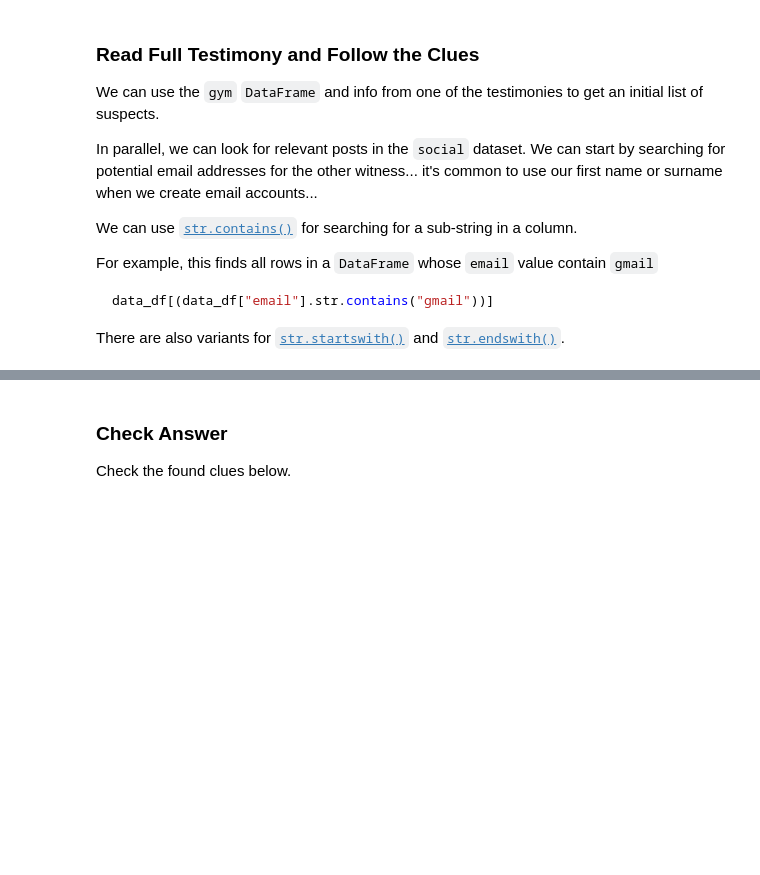
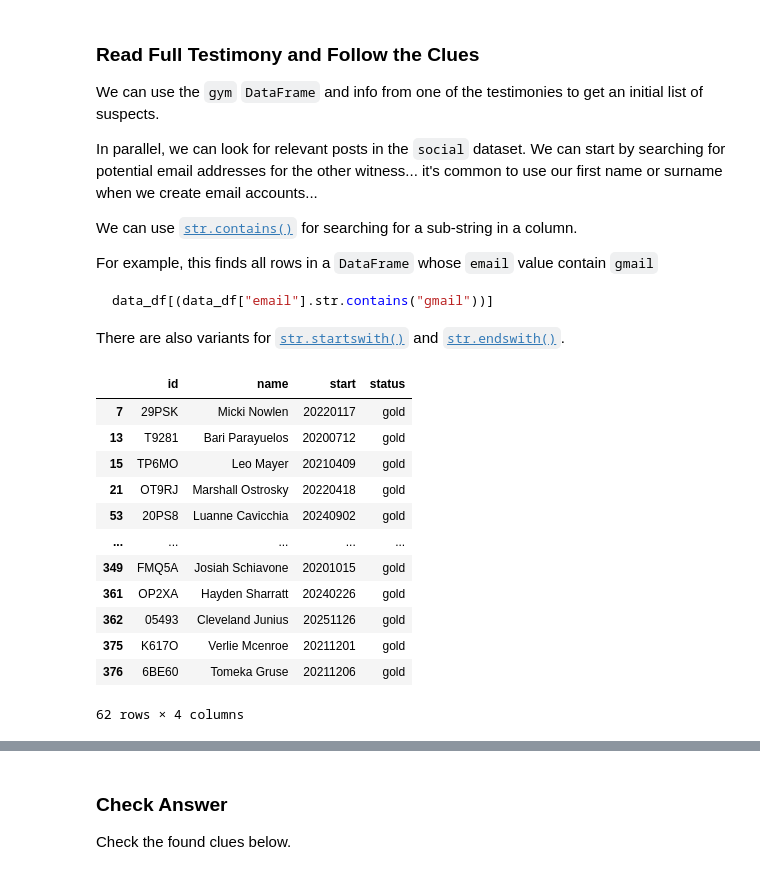
Before and after one commit to AI-and-Machine-Learning-Fall-2026/Homework06, a Jupyter notebook: Homework06B.ipynb, the cells around one changed output, grey strips where cells are left out. Saved outputs shown, nothing was run; the diff lists cells and outputs as text; code cells hidden in the pictures; blank space fills up the shorter version.

```diff
--- a/Homework06B.ipynb
+++ b/Homework06B.ipynb
@@ -271,5 +382,26 @@ There are also variants for [`str.startswith()`](https://pandas.pydata.org/docs/
 # %%
 # TODO: get list of potential suspects from gym data
 
+gold_members_df = gym_df[(gym_df["status"] == "gold") & (gym_df["start"] < crime_date)]
+display(gold_members_df)
+
+
 # TODO: find posts from the other witness in the social dataset
 # HINT: use their name to search for common email patterns, like first.last@something.com, or lastname@something.com
+
+razze_posts_df = social_df[social_df["email"].str.contains("razze")]
+display(razze_posts_df.head())
+# %% [output]
+|  | id | name | start | status |
+| 7 | 29PSK | Micki Nowlen | 20220117 | gold |
+| 13 | T9281 | Bari Parayuelos | 20200712 | gold |
+| 15 | TP6MO | Leo Mayer | 20210409 | gold |
+| 21 | OT9RJ | Marshall Ostrosky | 20220418 | gold |
+| 53 | 20PS8 | Luanne Cavicchia | 20240902 | gold |
+| ... | ... | ... | ... | ... |
+| 349 | FMQ5A | Josiah Schiavone | 20201015 | gold |
+| 361 | OP2XA | Hayden Sharratt | 20240226 | gold |
+| 362 | 05493 | Cleveland Junius | 20251126 | gold |
+| 375 | K617O | Verlie Mcenroe | 20211201 | gold |
+| 376 | 6BE60 | Tomeka Gruse | 20211206 | gold |
+62 rows × 4 columns
```
Also changed, not shown: parts of 6 cells of this notebook.
